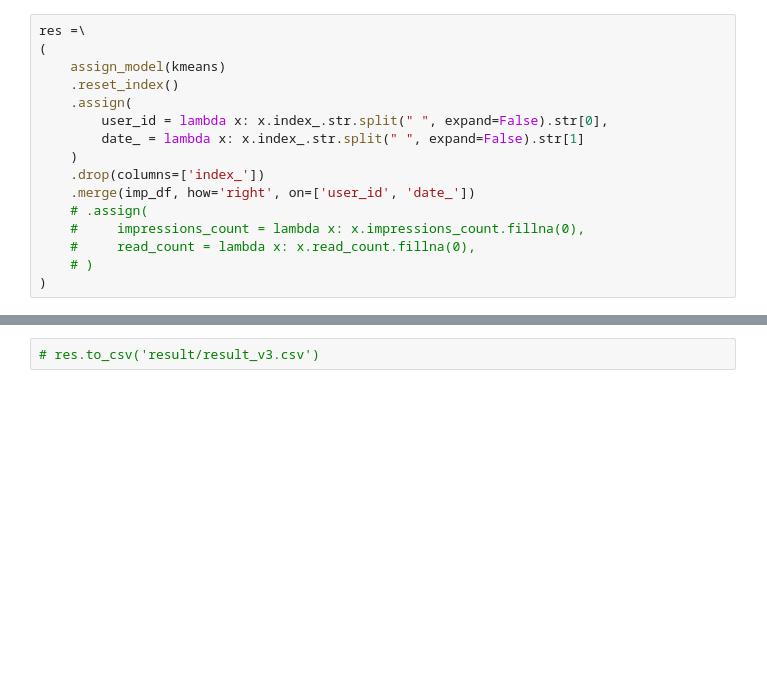
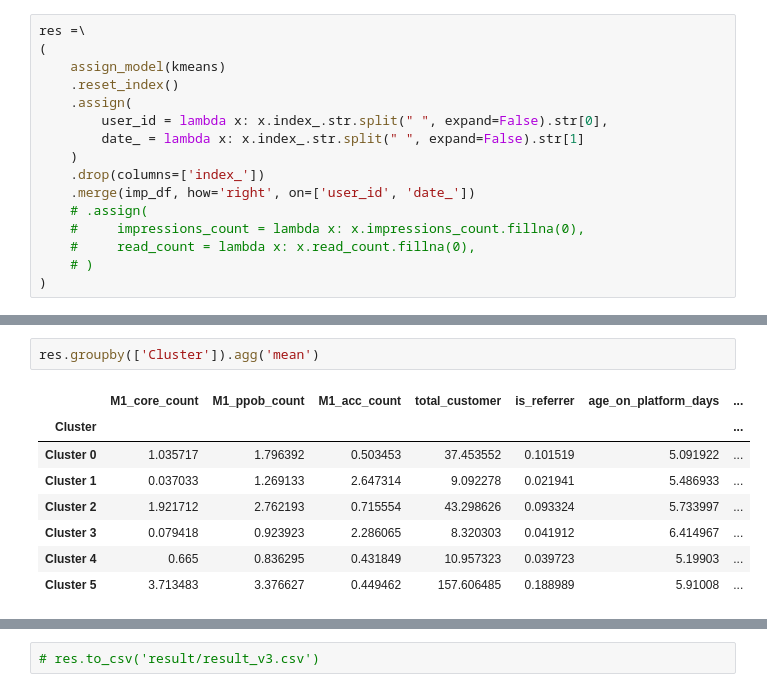
Before and after one commit to ryanisadBW/ds-edc, a Jupyter notebook: deploy_pn.ipynb, the cells around one changed output, grey strips where cells are left out. Drawn from its saved outputs; the diff is of its cells as text; blank space fills up the shorter version.

```diff
--- a/deploy_pn.ipynb
+++ b/deploy_pn.ipynb
@@ -197,5 +197,16 @@ res.describe()
 | 75% | 1.098612 | 2.890372 | 3.258097 | 38.0 | 0.0 | 6.568078 | ... |
 | max | 8.2247 | 8.548886 | 9.481817 | 2907.0 | 1.0 | 7.257708 | ... |
+# %%
+res.groupby(['Cluster']).agg('mean')
+# %% [output]
+|  | M1_core_count | M1_ppob_count | M1_acc_count | total_customer | is_referrer | age_on_platform_days | ... |
+| Cluster |  |  |  |  |  |  | ... |
+| Cluster 0 | 1.035717 | 1.796392 | 0.503453 | 37.453552 | 0.101519 | 5.091922 | ... |
+| Cluster 1 | 0.037033 | 1.269133 | 2.647314 | 9.092278 | 0.021941 | 5.486933 | ... |
+| Cluster 2 | 1.921712 | 2.762193 | 0.715554 | 43.298626 | 0.093324 | 5.733997 | ... |
+| Cluster 3 | 0.079418 | 0.923923 | 2.286065 | 8.320303 | 0.041912 | 6.414967 | ... |
+| Cluster 4 | 0.665 | 0.836295 | 0.431849 | 10.957323 | 0.039723 | 5.19903 | ... |
+| Cluster 5 | 3.713483 | 3.376627 | 0.449462 | 157.606485 | 0.188989 | 5.91008 | ... |
 # %%
 res.groupby(['date_', 'Cluster']).agg('mean')
 # %% [output]
```
Also changed, not shown: parts of 6 cells of this notebook, 4 other files.
